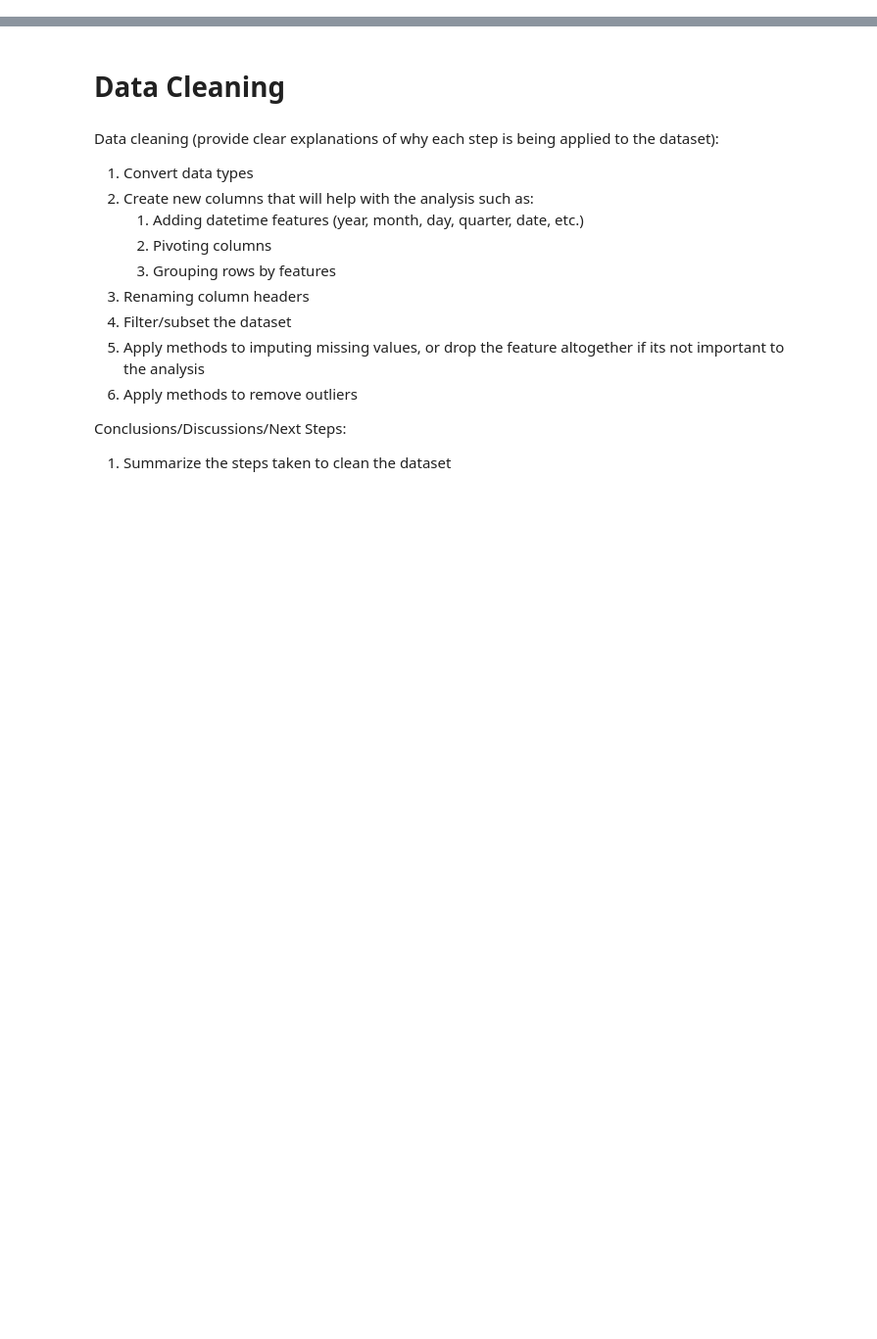
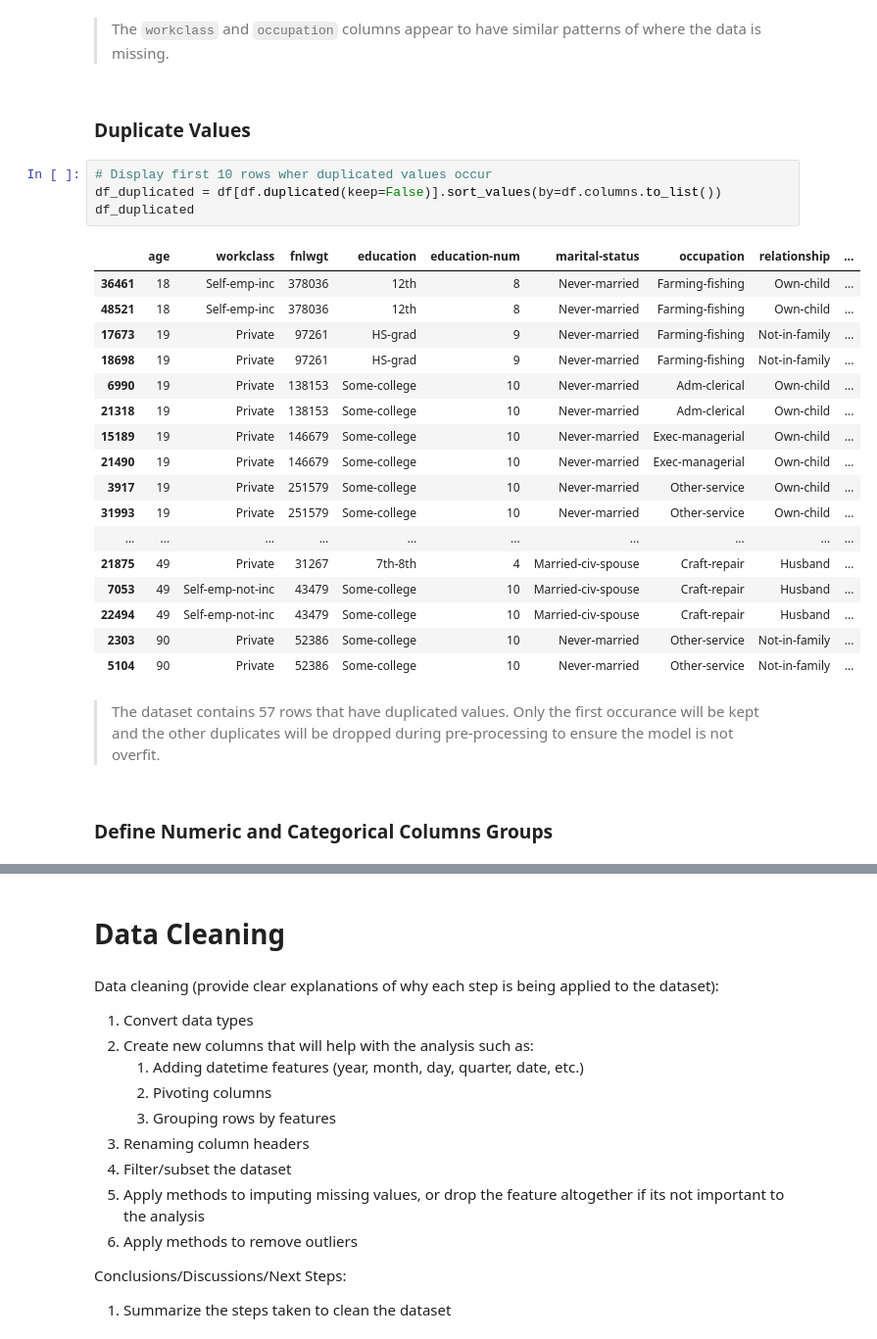
Before and after one commit to ryan-bulger/5509-Final-Project, a Jupyter notebook: ml-project-template.ipynb, the cells around one changed output, grey strips where cells are left out. Shown at 98% size. Drawn from its saved outputs; the diff is of its cells as text; blank space fills up the shorter version.

```diff
--- a/ml-project-template.ipynb
+++ b/ml-project-template.ipynb
@@ -113,0 +132,30 @@ Conclusions/Discussions/Next Steps:
+# %% [markdown]
+> The `workclass` and `occupation` columns appear to have similar patterns of where the data is missing.
+# %% [markdown]
+### Duplicate Values
+# %%
+# Display first 10 rows wher duplicated values occur
+df_duplicated = df[df.duplicated(keep=False)].sort_values(by=df.columns.to_list())
+df_duplicated
+# %% [output]
+|  | age | workclass | fnlwgt | education | education-num | marital-status | occupation | relationship | ... |
+| 36461 | 18 | Self-emp-inc | 378036 | 12th | 8 | Never-married | Farming-fishing | Own-child | ... |
+| 48521 | 18 | Self-emp-inc | 378036 | 12th | 8 | Never-married | Farming-fishing | Own-child | ... |
+| 17673 | 19 | Private | 97261 | HS-grad | 9 | Never-married | Farming-fishing | Not-in-family | ... |
+| 18698 | 19 | Private | 97261 | HS-grad | 9 | Never-married | Farming-fishing | Not-in-family | ... |
+| 6990 | 19 | Private | 138153 | Some-college | 10 | Never-married | Adm-clerical | Own-child | ... |
+| 21318 | 19 | Private | 138153 | Some-college | 10 | Never-married | Adm-clerical | Own-child | ... |
+| 15189 | 19 | Private | 146679 | Some-college | 10 | Never-married | Exec-managerial | Own-child | ... |
+| 21490 | 19 | Private | 146679 | Some-college | 10 | Never-married | Exec-managerial | Own-child | ... |
+| 3917 | 19 | Private | 251579 | Some-college | 10 | Never-married | Other-service | Own-child | ... |
+| 31993 | 19 | Private | 251579 | Some-college | 10 | Never-married | Other-service | Own-child | ... |
+| ... | ... | ... | ... | ... | ... | ... | ... | ... | ... |
+| 21875 | 49 | Private | 31267 | 7th-8th | 4 | Married-civ-spouse | Craft-repair | Husband | ... |
+| 7053 | 49 | Self-emp-not-inc | 43479 | Some-college | 10 | Married-civ-spouse | Craft-repair | Husband | ... |
+| 22494 | 49 | Self-emp-not-inc | 43479 | Some-college | 10 | Married-civ-spouse | Craft-repair | Husband | ... |
+| 2303 | 90 | Private | 52386 | Some-college | 10 | Never-married | Other-service | Not-in-family | ... |
+| 5104 | 90 | Private | 52386 | Some-college | 10 | Never-married | Other-service | Not-in-family | ... |
+# %% [markdown]
+> The dataset contains 57 rows that have duplicated values. Only the first occurance will be kept and the other duplicates will be dropped during pre-processing to ensure the model is not overfit.
+# %% [markdown]
+### Define Numeric and Categorical Columns Groups
```
Also changed, not shown: parts of 33 cells of this notebook.
